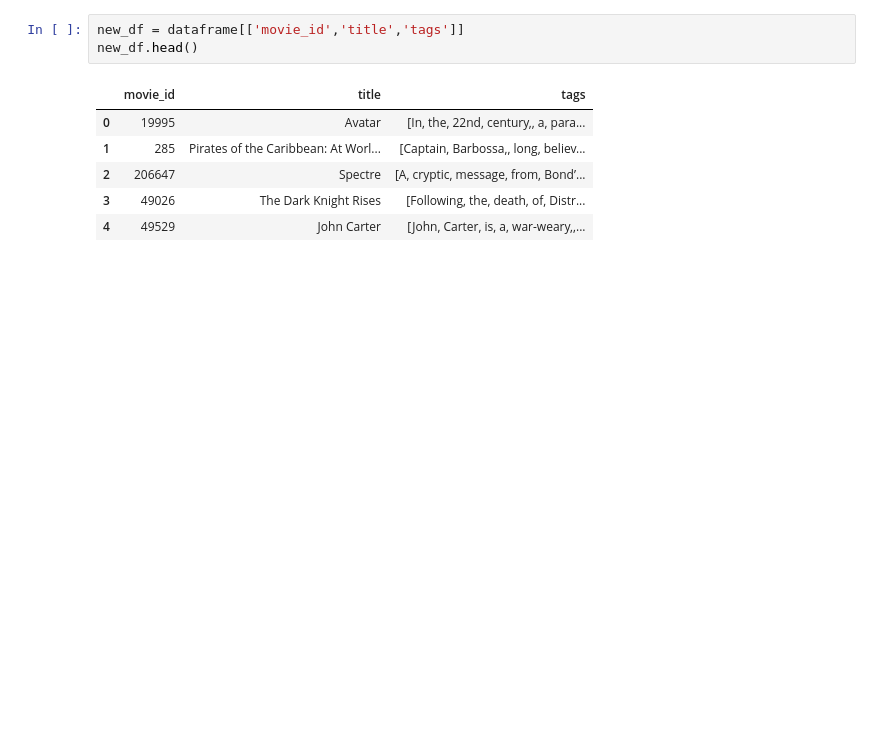
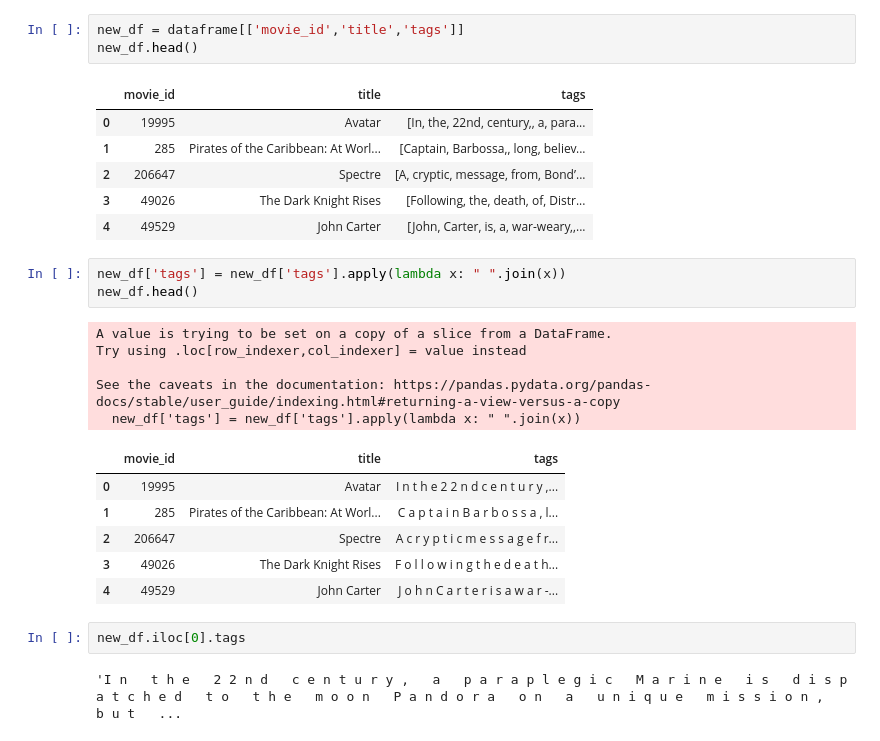
Before and after one commit to Salmanfarsi2561/PYTHON_ML, a Jupyter notebook: projects/mrs.ipynb, the cells around one changed output. Drawn from its saved outputs; the diff is of its cells as text; blank space fills up the shorter version.

Commit message:
Finishing Data pre processing

```diff
--- a/projects/mrs.ipynb
+++ b/projects/mrs.ipynb
@@ -242,3 +242,22 @@ new_df.head()
 | 2 | 206647 | Spectre | [A, cryptic, message, from, Bond’... |
 | 3 | 49026 | The Dark Knight Rises | [Following, the, death, of, Distr... |
 | 4 | 49529 | John Carter | [John, Carter, is, a, war-weary,,... |
+# %%
+new_df['tags'] = new_df['tags'].apply(lambda x: " ".join(x))
+new_df.head()
+# %% [output]
+A value is trying to be set on a copy of a slice from a DataFrame.
+Try using .loc[row_indexer,col_indexer] = value instead
+
+See the caveats in the documentation: https://pandas.pydata.org/pandas-docs/stable/user_guide/indexing.html#returning-a-view-versus-a-copy
+  new_df['tags'] = new_df['tags'].apply(lambda x: " ".join(x))
+|  | movie_id | title | tags |
+| 0 | 19995 | Avatar | I n t h e 2 2 n d c e n t u r y ,... |
+| 1 | 285 | Pirates of the Caribbean: At Worl... | C a p t a i n B a r b o s s a , l... |
+| 2 | 206647 | Spectre | A c r y p t i c m e s s a g e f r... |
+| 3 | 49026 | The Dark Knight Rises | F o l l o w i n g t h e d e a t h... |
+| 4 | 49529 | John Carter | J o h n C a r t e r i s a w a r -... |
+# %%
+new_df.iloc[0].tags
+# %% [output]
+'I n   t h e   2 2 n d   c e n t u r y ,   a   p a r a p l e g i c   M a r i n e   i s   d i s p a t c h e d   t o   t h e   m o o n   P a n d o r a   o n   a   u n i q u e   m i s s i o n ,   b u t   ...
```
Also changed, not shown: parts of 1 cell of this notebook.
